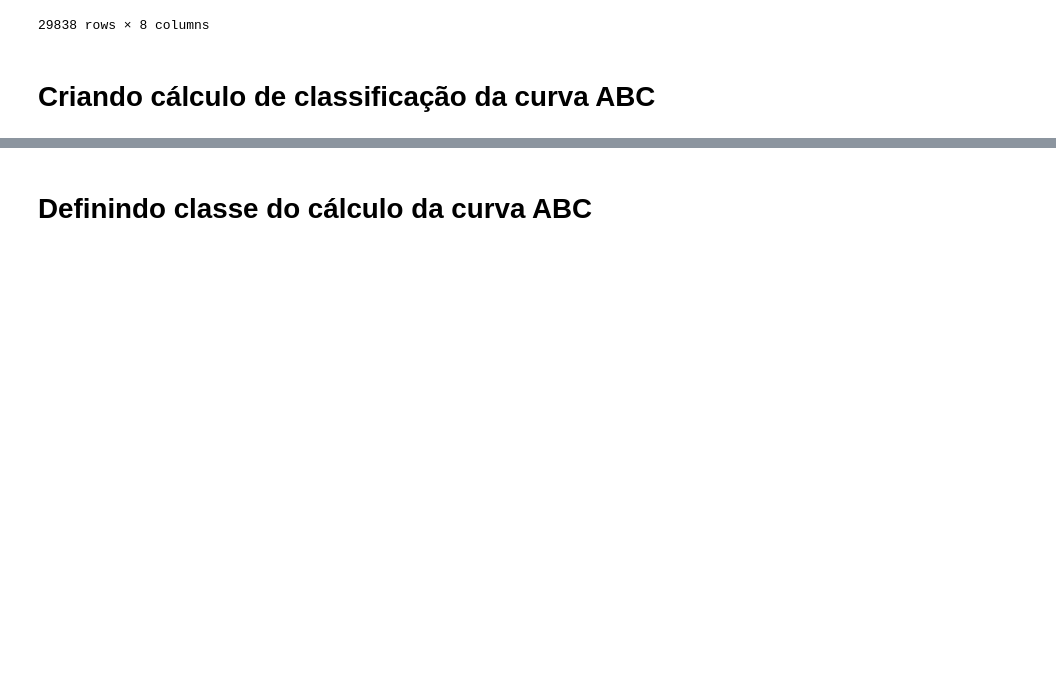
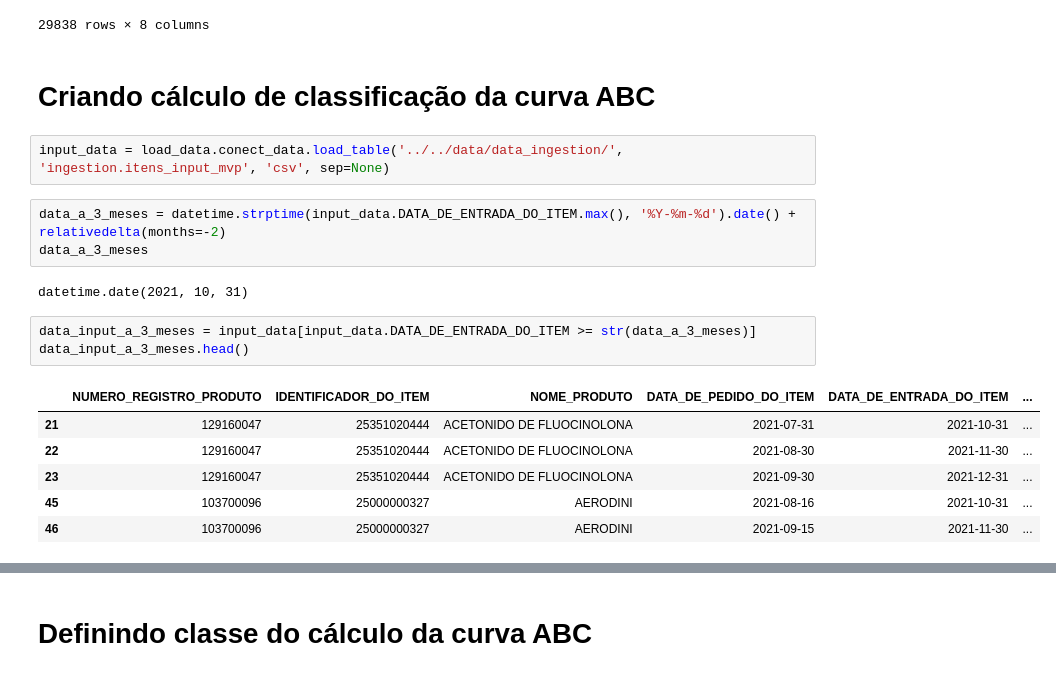
Before and after one commit to tonylincon1/MVP-Predict-Stock, a Jupyter notebook: src/notebooks_test/testing_ABC_curve.ipynb, the cells around one changed output, grey strips where cells are left out. Drawn from its saved outputs; the diff is of its cells as text; blank space fills up the shorter version.

```diff
--- a/src/notebooks_test/testing_ABC_curve.ipynb
+++ b/src/notebooks_test/testing_ABC_curve.ipynb
@@ -52,3 +57,20 @@ conect_data.load_table('../../data/data_ingestion/', 'ingestion.itens_input', 'c
 29838 rows × 8 columns
 # %% [markdown]
 # Criando cálculo de classificação da curva ABC
+# %%
+input_data = load_data.conect_data.load_table('../../data/data_ingestion/', 'ingestion.itens_input_mvp', 'csv', sep=None)
+# %%
+data_a_3_meses = datetime.strptime(input_data.DATA_DE_ENTRADA_DO_ITEM.max(), '%Y-%m-%d').date() + relativedelta(months=-2)
+data_a_3_meses
+# %% [output]
+datetime.date(2021, 10, 31)
+# %%
+data_input_a_3_meses = input_data[input_data.DATA_DE_ENTRADA_DO_ITEM >= str(data_a_3_meses)]
+data_input_a_3_meses.head()
+# %% [output]
+|  | NUMERO_REGISTRO_PRODUTO | IDENTIFICADOR_DO_ITEM | NOME_PRODUTO | DATA_DE_PEDIDO_DO_ITEM | DATA_DE_ENTRADA_DO_ITEM | ... |
+| 21 | 129160047 | 25351020444 | ACETONIDO DE FLUOCINOLONA | 2021-07-31 | 2021-10-31 | ... |
+| 22 | 129160047 | 25351020444 | ACETONIDO DE FLUOCINOLONA | 2021-08-30 | 2021-11-30 | ... |
+| 23 | 129160047 | 25351020444 | ACETONIDO DE FLUOCINOLONA | 2021-09-30 | 2021-12-31 | ... |
+| 45 | 103700096 | 25000000327 | AERODINI | 2021-08-16 | 2021-10-31 | ... |
+| 46 | 103700096 | 25000000327 | AERODINI | 2021-09-15 | 2021-11-30 | ... |
```
Also changed, not shown: parts of 10 cells of this notebook, 14 other files.
